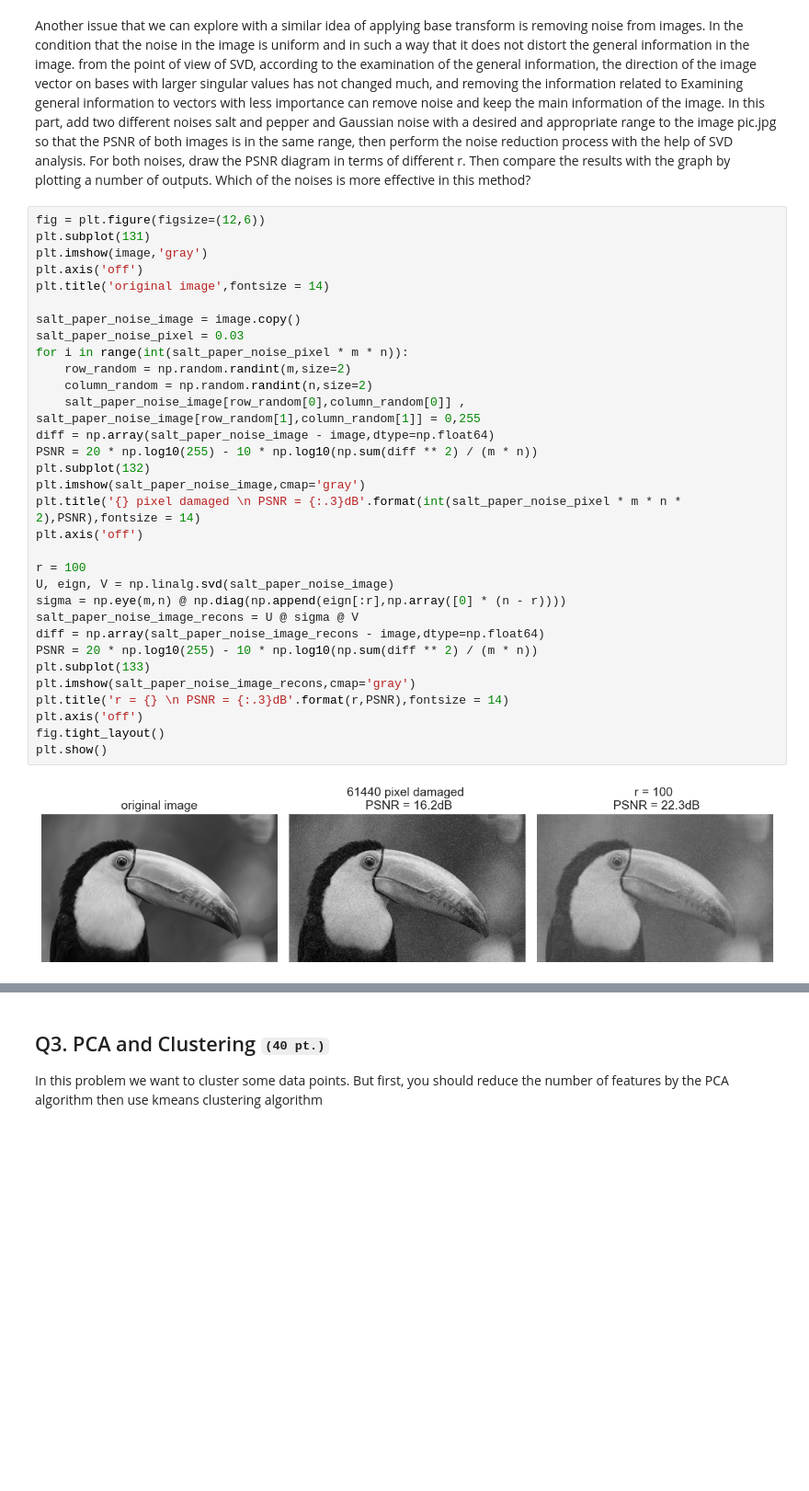
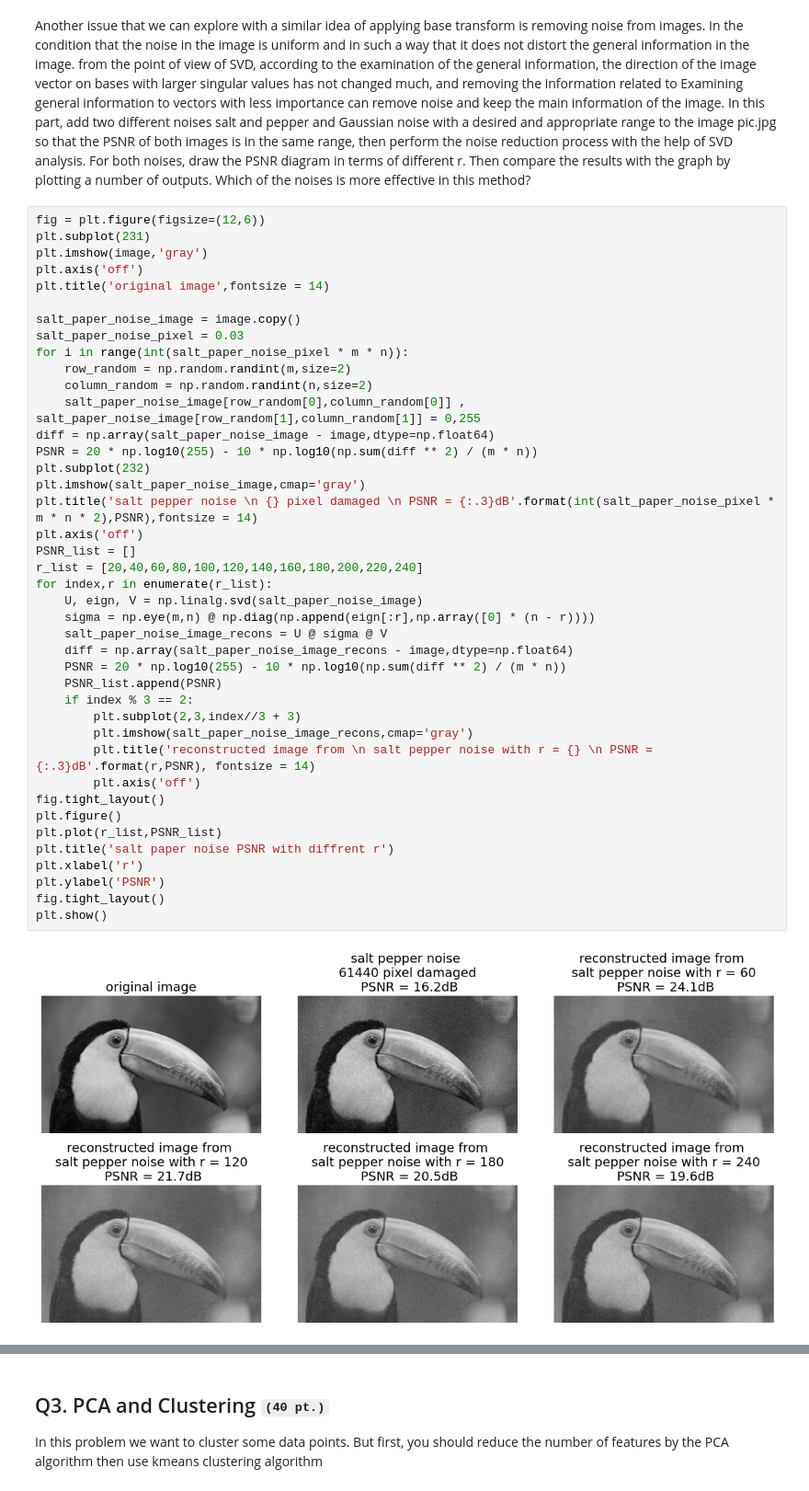
Before and after one commit to AliKouchekzade/MMIE_CHW3, a Jupyter notebook: CHW3.ipynb, the cells around one changed output, grey strips where cells are left out. Shown at 92% size. Saved outputs shown, nothing was run; the diff lists cells and outputs as text; blank space fills up the shorter version.

```diff
--- a/CHW3.ipynb
+++ b/CHW3.ipynb
@@ -247,35 +247,44 @@ For both noises, draw the PSNR diagram in terms of different r.
   Which of the noises is more effective in this method?
 # %%
 fig = plt.figure(figsize=(12,6))
-plt.subplot(131)
+plt.subplot(231)
 plt.imshow(image,'gray')
 plt.axis('off')
 plt.title('original image',fontsize = 14)
 
 salt_paper_noise_image = image.copy()
 salt_paper_noise_pixel = 0.03
 for i in range(int(salt_paper_noise_pixel * m * n)):
     row_random = np.random.randint(m,size=2)
     column_random = np.random.randint(n,size=2)
     salt_paper_noise_image[row_random[0],column_random[0]] , salt_paper_noise_image[row_random[1],column_random[1]] = 0,255
 diff = np.array(salt_paper_noise_image - image,dtype=np.float64)
 PSNR = 20 * np.log10(255) - 10 * np.log10(np.sum(diff ** 2) / (m * n))
-plt.subplot(132)
+plt.subplot(232)
 plt.imshow(salt_paper_noise_image,cmap='gray')
-plt.title('{} pixel damaged \n PSNR = {:.3}dB'.format(int(salt_paper_noise_pixel * m * n * 2),PSNR),fontsize = 14)
+plt.title('salt pepper noise \n {} pixel damaged \n PSNR = {:.3}dB'.format(int(salt_paper_noise_pixel * m * n * 2),PSNR),fontsize = 14)
 plt.axis('off')
-
-r = 100
-U, eign, V = np.linalg.svd(salt_paper_noise_image)
-sigma = np.eye(m,n) @ np.diag(np.append(eign[:r],np.array([0] * (n - r))))
-salt_paper_noise_image_recons = U @ sigma @ V
-diff = np.array(salt_paper_noise_image_recons - image,dtype=np.float64)
-PSNR = 20 * np.log10(255) - 10 * np.log10(np.sum(diff ** 2) / (m * n))
-plt.subplot(133)
-plt.imshow(salt_paper_noise_image_recons,cmap='gray')
-plt.title('r = {} \n PSNR = {:.3}dB'.format(r,PSNR),fontsize = 14)
-plt.axis('off')
+PSNR_list = []
+r_list = [20,40,60,80,100,120,140,160,180,200,220,240]
+for index,r in enumerate(r_list):
+    U, eign, V = np.linalg.svd(salt_paper_noise_image)
+    sigma = np.eye(m,n) @ np.diag(np.append(eign[:r],np.array([0] * (n - r))))
+    salt_paper_noise_image_recons = U @ sigma @ V
+    diff = np.array(salt_paper_noise_image_recons - image,dtype=np.float64)
+    PSNR = 20 * np.log10(255) - 10 * np.log10(np.sum(diff ** 2) / (m * n))
+    PSNR_list.append(PSNR)
+    if index % 3 == 2:
+        plt.subplot(2,3,index//3 + 3)
+        plt.imshow(salt_paper_noise_image_recons,cmap='gray')
+        plt.title('reconstructed image from \n salt pepper noise with r = {} \n PSNR = {:.3}dB'.format(r,PSNR), fontsize = 14)
+        plt.axis('off')
+fig.tight_layout()
+plt.figure()
+plt.plot(r_list,PSNR_list)
+plt.title('salt paper noise PSNR with diffrent r')
+plt.xlabel('r')
+plt.ylabel('PSNR')
 fig.tight_layout()
 plt.show()
 # %% [output]
-[figure, old version]
+[figure, new version]
```
Also changed, not shown: parts of 9 cells of this notebook.
